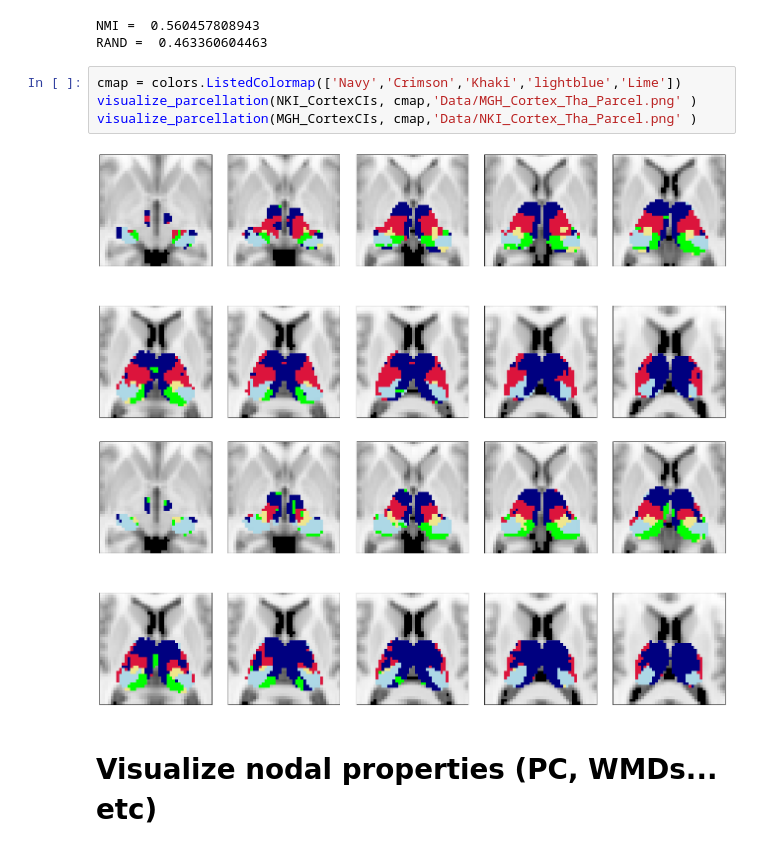
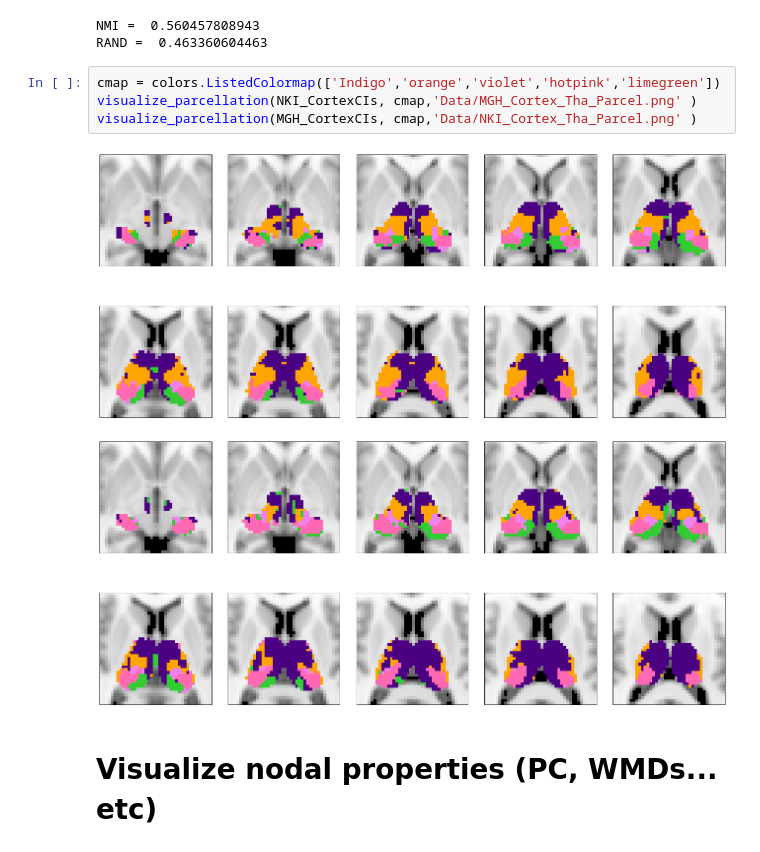
Before and after one commit to kaihwang/FuncParcel, a Jupyter notebook: Visualize Parcellation.ipynb, the cells around one changed output. Saved outputs shown, nothing was run; the diff lists cells and outputs as text.

Commit message:
change color for frontal ROI.

```diff
--- a/Visualize Parcellation.ipynb
+++ b/Visualize Parcellation.ipynb
@@ -154,12 +154,12 @@ print 'RAND = ', RAND(MGH_CortexCIs, NKI_CortexCIs)
 NMI =  0.560457808943
 RAND =  0.463360604463
 # %%
-cmap = colors.ListedColormap(['Navy','Crimson','Khaki','lightblue','Lime'])
+cmap = colors.ListedColormap(['Indigo','orange','violet','hotpink','limegreen'])
 visualize_parcellation(NKI_CortexCIs, cmap,'Data/MGH_Cortex_Tha_Parcel.png' )
 visualize_parcellation(MGH_CortexCIs, cmap,'Data/NKI_Cortex_Tha_Parcel.png' )
 # %% [output]
-[figure, old version]
+[figure, new version]
-[figure, old version]
+[figure, new version]
 # %% [markdown]
 # Visualize nodal properties (PC, WMDs... etc)
 # %%
```
